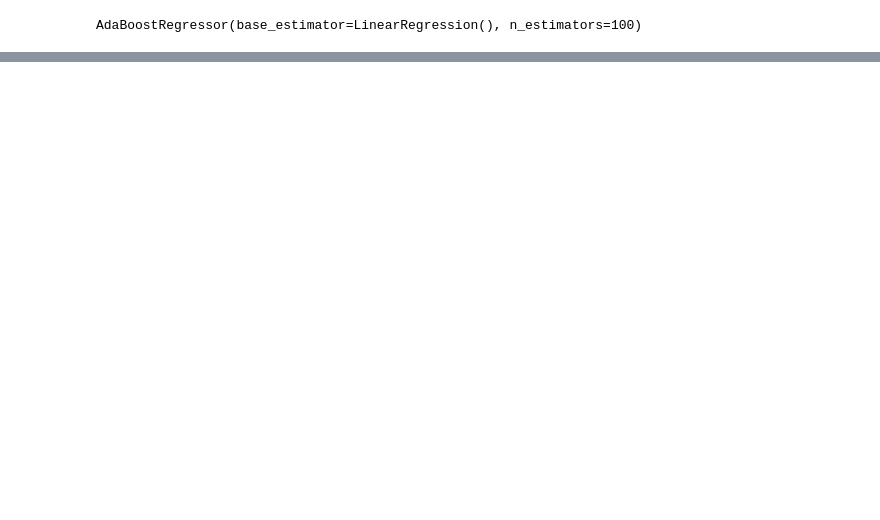
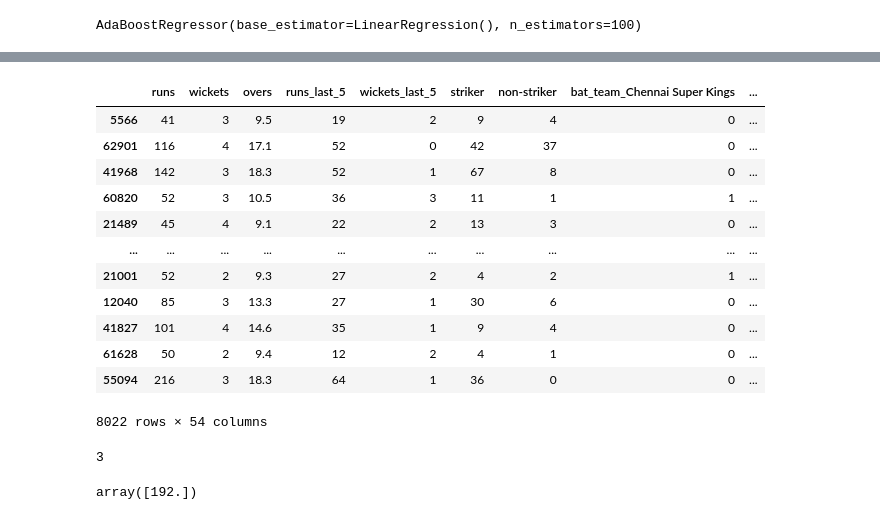
Before and after one commit to thinking-tomorrow/Data-Science-Projects, a Jupyter notebook: Untitled.ipynb, the cells around one changed output, grey strips where cells are left out. Drawn from its saved outputs; the diff is of its cells as text; code cells hidden in the pictures; blank space fills up the shorter version.

Commit message:
Added prediction function

```diff
--- a/Untitled.ipynb
+++ b/Untitled.ipynb
@@ -288,3 +288,5 @@ X
+# %%
+X.drop('date', inplace=True, axis=1)
 # %% [markdown]
 ## PREDICTION
 # %%
@@ -329,0 +332,20 @@ dt.score(X_test,y_test)
+# %%
+X_test
+# %% [output]
+|  | runs | wickets | overs | runs_last_5 | wickets_last_5 | striker | non-striker | bat_team_Chennai Super Kings | ... |
+| 5566 | 41 | 3 | 9.5 | 19 | 2 | 9 | 4 | 0 | ... |
+| 62901 | 116 | 4 | 17.1 | 52 | 0 | 42 | 37 | 0 | ... |
+| 41968 | 142 | 3 | 18.3 | 52 | 1 | 67 | 8 | 0 | ... |
+| 60820 | 52 | 3 | 10.5 | 36 | 3 | 11 | 1 | 1 | ... |
+| 21489 | 45 | 4 | 9.1 | 22 | 2 | 13 | 3 | 0 | ... |
+| ... | ... | ... | ... | ... | ... | ... | ... | ... | ... |
+| 21001 | 52 | 2 | 9.3 | 27 | 2 | 4 | 2 | 1 | ... |
+| 12040 | 85 | 3 | 13.3 | 27 | 1 | 30 | 6 | 0 | ... |
+| 41827 | 101 | 4 | 14.6 | 35 | 1 | 9 | 4 | 0 | ... |
+| 61628 | 50 | 2 | 9.4 | 12 | 2 | 4 | 1 | 0 | ... |
+| 55094 | 216 | 3 | 18.3 | 64 | 1 | 36 | 0 | 0 | ... |
+8022 rows × 54 columns
+# %%
+df.columns.get_loc('runs')
+# %% [output]
+3
@@ -329,0 +367,4 @@ dt.score(X_test,y_test)
+# %%
+predict_score(120, 2, 12, 40, 1, 10, 21, 'Kolkata Knight Riders', 'Mumbai Indians', 'Eden Gardens')
+# %% [output]
+array([192.])
```
Also changed, not shown: parts of 11 cells of this notebook.
